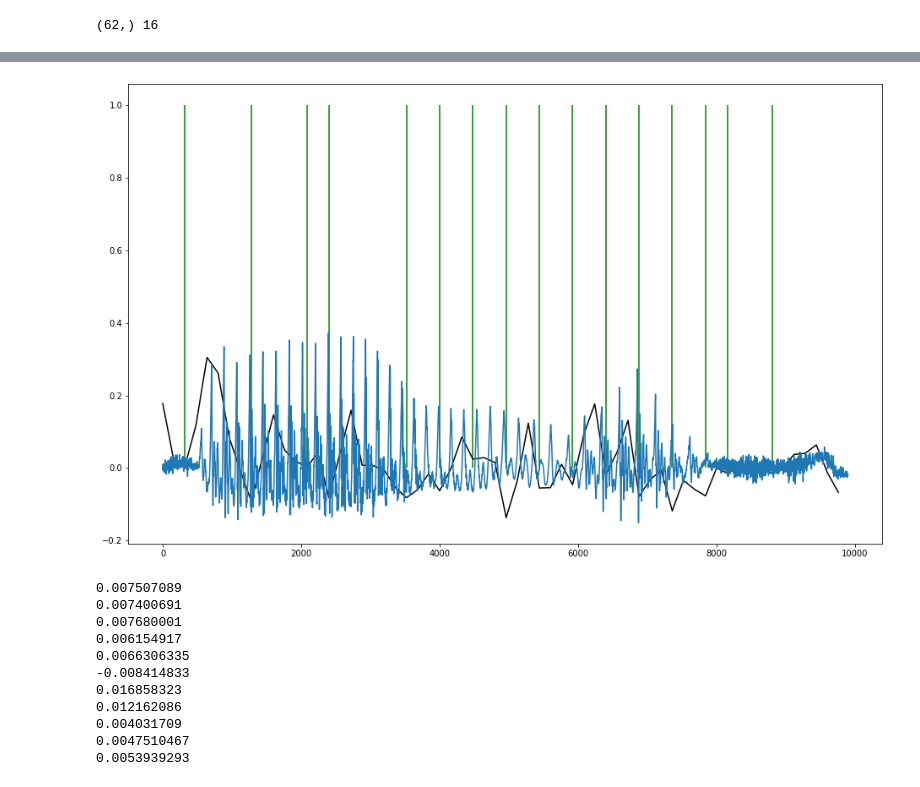
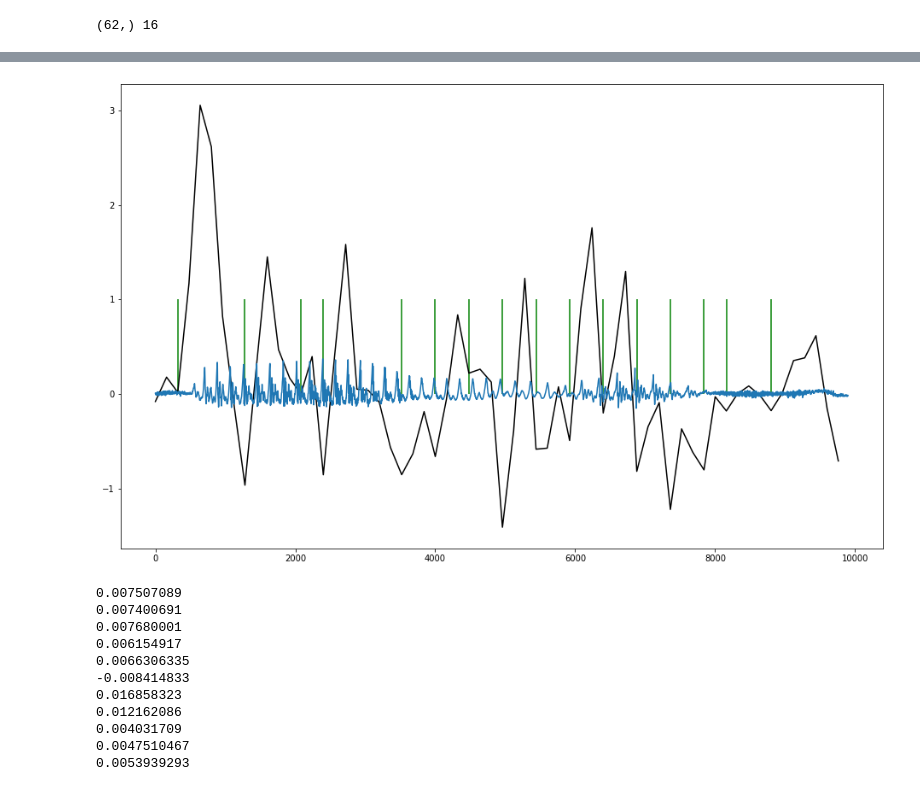
Before and after one commit to Majkil/Artefact, a Jupyter notebook: Research upgrade split.ipynb, the cells around one changed output, grey strips where cells are left out. Saved outputs shown, nothing was run; the diff lists cells and outputs as text; code cells hidden in the pictures.

```diff
--- a/Research upgrade split.ipynb
+++ b/Research upgrade split.ipynb
@@ -74,20 +78,20 @@ m
 # %%
-sec_energy = librosa.feature.rms(np.abs(segment), hop_length=hl, frame_length=fl)[0]
+sec_energy = normalize(librosa.feature.rms(np.abs(segment), hop_length=hl, frame_length=fl)[0])
 sec_energy = librosa.effects.preemphasis(sec_energy)
 mins =  signal.argrelextrema(sec_energy, np.less)[0]*hl
 print(sec_energy.shape, len(mins) )
 plt.figure(figsize=(16,10))
 plt.plot(np.arange(0,len(segment)+1, hl ) , sec_energy*8,'k')
 plt.plot(segment)
 plt.vlines(mins,0,1,'g')
 bit= segment
 ipd.Audio(segment, rate =sr)
 
 ipd.Audio(segment[mins[6]:mins[9]],rate=sr)#print(sec_energy)
 # %% [output]
 (62,) 16
 [interactive output not drawn]
-[figure, old version]
+[figure, new version]
 # %%
 #np.arange(0,len(trimmed_audio)+1, hop_length )
 means =[]
```
Also changed, not shown: parts of 6 cells of this notebook, 5 other files.
